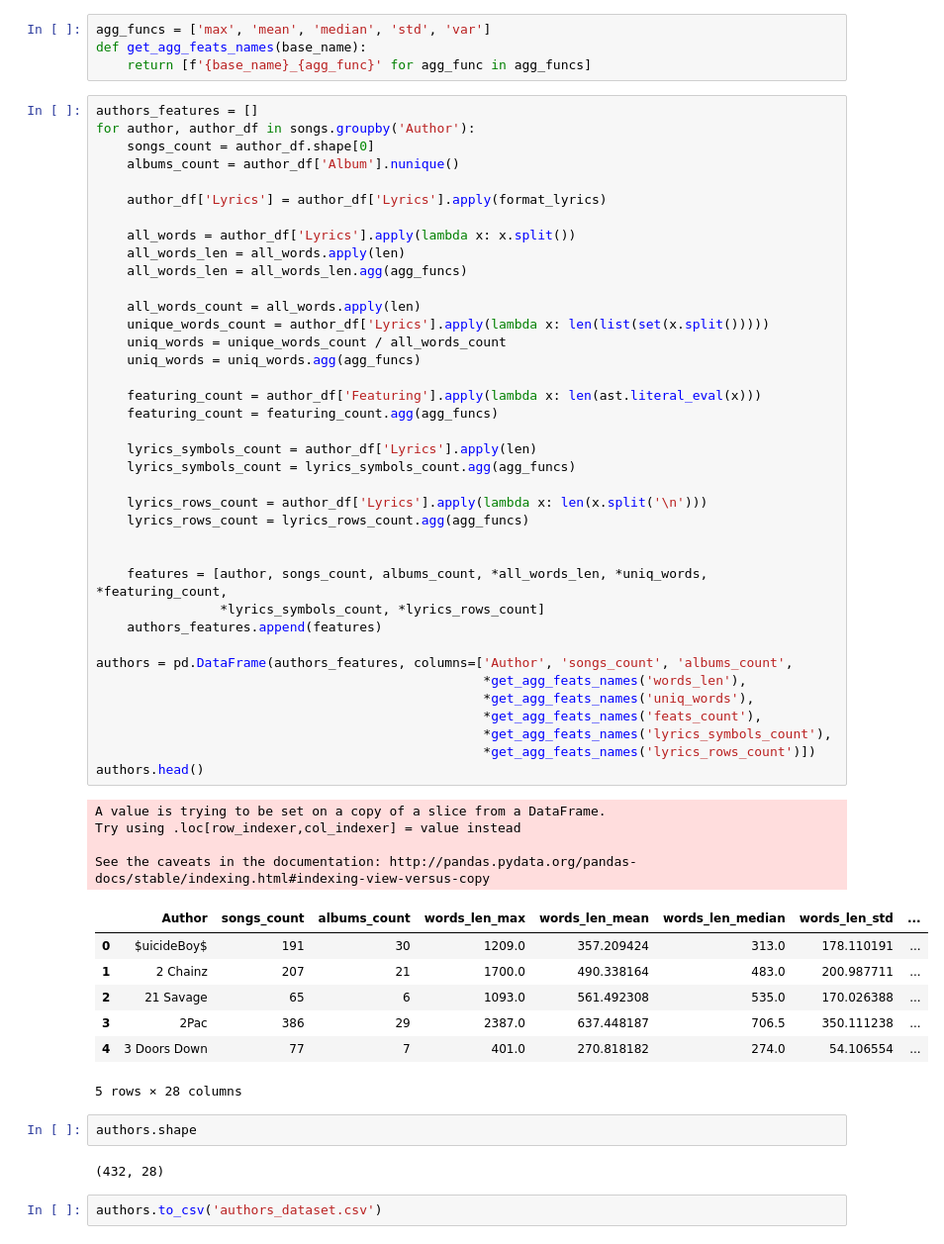
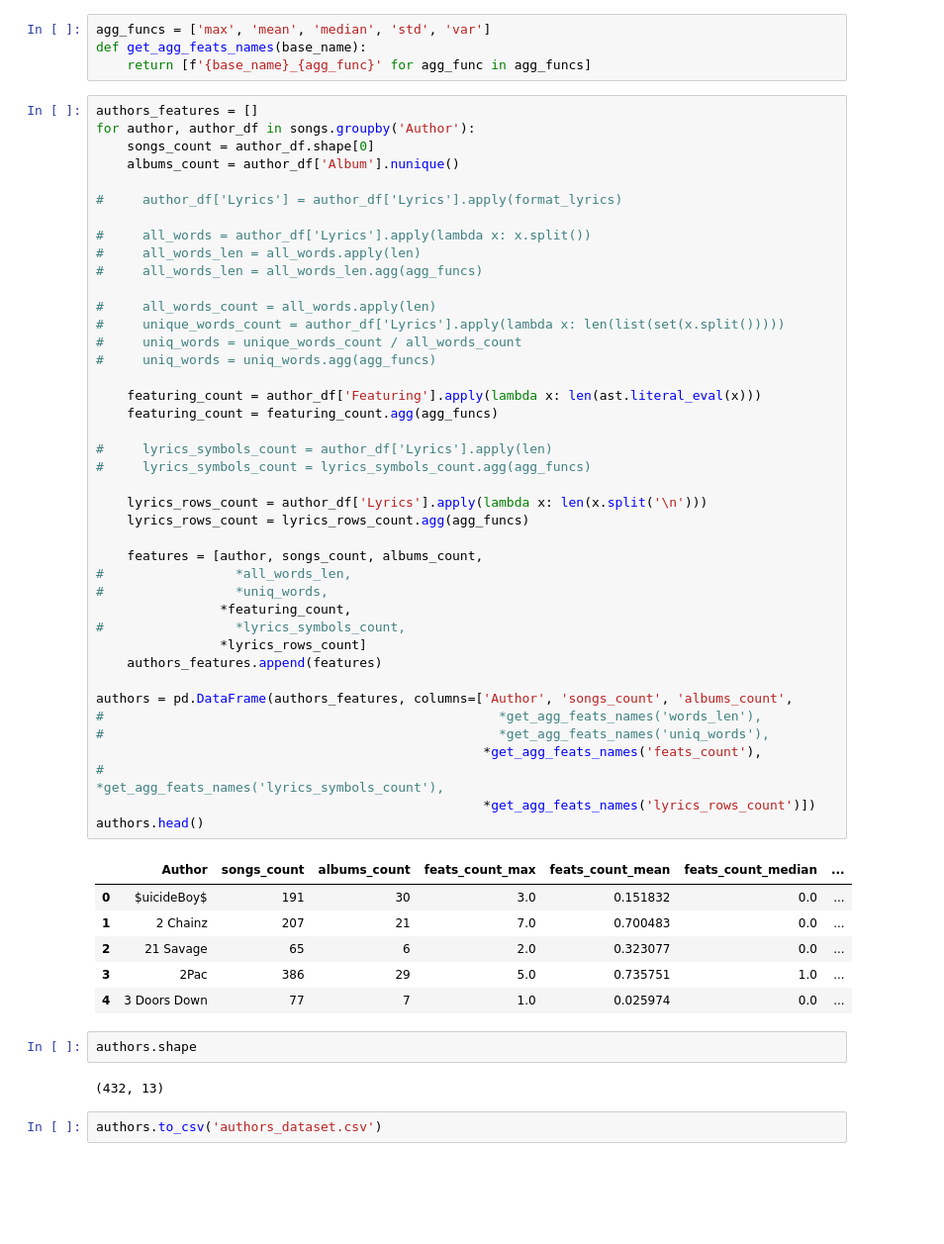
Before and after one commit to detkov/Own-Music-Recommendation-System, a Jupyter notebook: Research [1] - Feature Extraction.ipynb, the cells around one changed output. Shown at 99% size. Cells and saved outputs as stored; diff of their text form; blank space fills up the shorter version.

```diff
--- a/Research [1] - Feature Extraction.ipynb
+++ b/Research [1] - Feature Extraction.ipynb
@@ -29,57 +29,55 @@ def get_agg_feats_names(base_name):
 # %%
 authors_features = []
 for author, author_df in songs.groupby('Author'):
     songs_count = author_df.shape[0]
     albums_count = author_df['Album'].nunique()
 
-    author_df['Lyrics'] = author_df['Lyrics'].apply(format_lyrics)
+#     author_df['Lyrics'] = author_df['Lyrics'].apply(format_lyrics)
 
-    all_words = author_df['Lyrics'].apply(lambda x: x.split())
-    all_words_len = all_words.apply(len)
-    all_words_len = all_words_len.agg(agg_funcs)
+#     all_words = author_df['Lyrics'].apply(lambda x: x.split())
+#     all_words_len = all_words.apply(len)
+#     all_words_len = all_words_len.agg(agg_funcs)
 
-    all_words_count = all_words.apply(len)
-    unique_words_count = author_df['Lyrics'].apply(lambda x: len(list(set(x.split()))))
-    uniq_words = unique_words_count / all_words_count
-    uniq_words = uniq_words.agg(agg_funcs)
+#     all_words_count = all_words.apply(len)
+#     unique_words_count = author_df['Lyrics'].apply(lambda x: len(list(set(x.split()))))
+#     uniq_words = unique_words_count / all_words_count
+#     uniq_words = uniq_words.agg(agg_funcs)
 
     featuring_count = author_df['Featuring'].apply(lambda x: len(ast.literal_eval(x)))
     featuring_count = featuring_count.agg(agg_funcs)
 
-    lyrics_symbols_count = author_df['Lyrics'].apply(len)
-    lyrics_symbols_count = lyrics_symbols_count.agg(agg_funcs)
+#     lyrics_symbols_count = author_df['Lyrics'].apply(len)
+#     lyrics_symbols_count = lyrics_symbols_count.agg(agg_funcs)
 
     lyrics_rows_count = author_df['Lyrics'].apply(lambda x: len(x.split('\n')))
     lyrics_rows_count = lyrics_rows_count.agg(agg_funcs)
 
-
-    features = [author, songs_count, albums_count, *all_words_len, *uniq_words, *featuring_count,
-                *lyrics_symbols_count, *lyrics_rows_count]
+    features = [author, songs_count, albums_count,
+#                 *all_words_len,
+#                 *uniq_words,
+                *featuring_count,
+#                 *lyrics_symbols_count,
+                *lyrics_rows_count]
     authors_features.append(features)
 
 authors = pd.DataFrame(authors_features, columns=['Author', 'songs_count', 'albums_count',
-                                                  *get_agg_feats_names('words_len'),
-                                                  *get_agg_feats_names('uniq_words'),
+#                                                   *get_agg_feats_names('words_len'),
+#                                                   *get_agg_feats_names('uniq_words'),
                                                   *get_agg_feats_names('feats_count'),
-                                                  *get_agg_feats_names('lyrics_symbols_count'),
+#                                                   *get_agg_feats_names('lyrics_symbols_count'),
                                                   *get_agg_feats_names('lyrics_rows_count')])
 authors.head()
 # %% [output]
-A value is trying to be set on a copy of a slice from a DataFrame.
-Try using .loc[row_indexer,col_indexer] = value instead
-
-See the caveats in the documentation: http://pandas.pydata.org/pandas-docs/stable/indexing.html#indexing-view-versus-copy
-|  | Author | songs_count | albums_count | words_len_max | words_len_mean | words_len_median | words_len_std | ... |
-| 0 | $uicideBoy$ | 191 | 30 | 1209.0 | 357.209424 | 313.0 | 178.110191 | ... |
-| 1 | 2 Chainz | 207 | 21 | 1700.0 | 490.338164 | 483.0 | 200.987711 | ... |
-| 2 | 21 Savage | 65 | 6 | 1093.0 | 561.492308 | 535.0 | 170.026388 | ... |
-| 3 | 2Pac | 386 | 29 | 2387.0 | 637.448187 | 706.5 | 350.111238 | ... |
-| 4 | 3 Doors Down | 77 | 7 | 401.0 | 270.818182 | 274.0 | 54.106554 | ... |
+|  | Author | songs_count | albums_count | feats_count_max | feats_count_mean | feats_count_median | ... |
+| 0 | $uicideBoy$ | 191 | 30 | 3.0 | 0.151832 | 0.0 | ... |
+| 1 | 2 Chainz | 207 | 21 | 7.0 | 0.700483 | 0.0 | ... |
+| 2 | 21 Savage | 65 | 6 | 2.0 | 0.323077 | 0.0 | ... |
+| 3 | 2Pac | 386 | 29 | 5.0 | 0.735751 | 1.0 | ... |
+| 4 | 3 Doors Down | 77 | 7 | 1.0 | 0.025974 | 0.0 | ... |
-5 rows × 28 columns
 # %%
 authors.shape
 # %% [output]
-(432, 28)
+(432, 13)
 # %%
 authors.to_csv('authors_dataset.csv')
 # %% [markdown]
```
Also changed, not shown: parts of 4 cells of this notebook, 2 other files.
